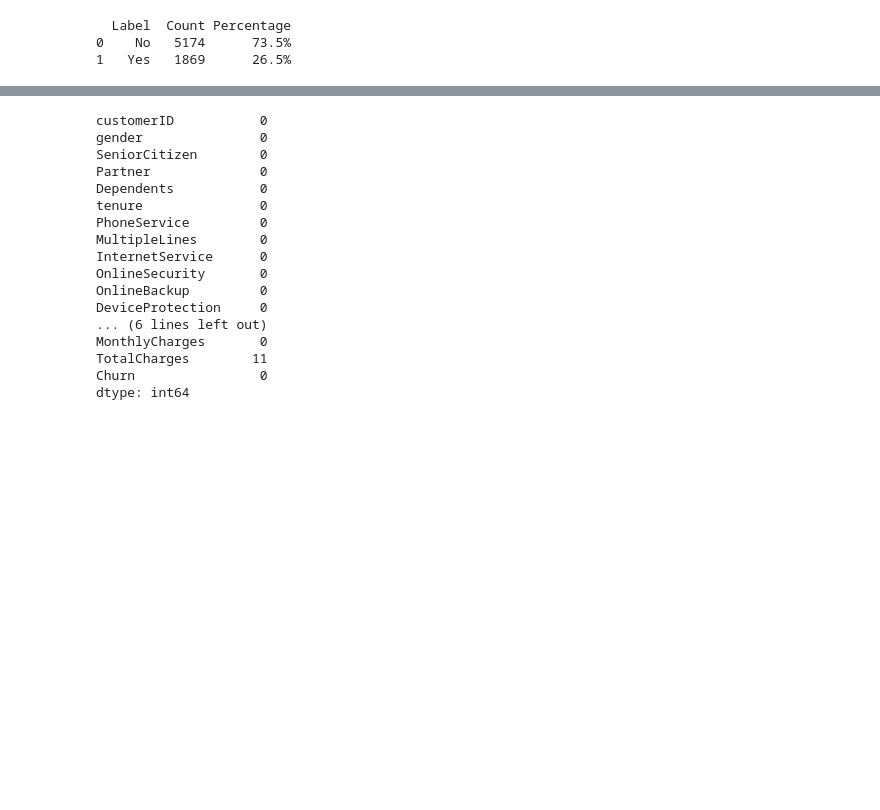
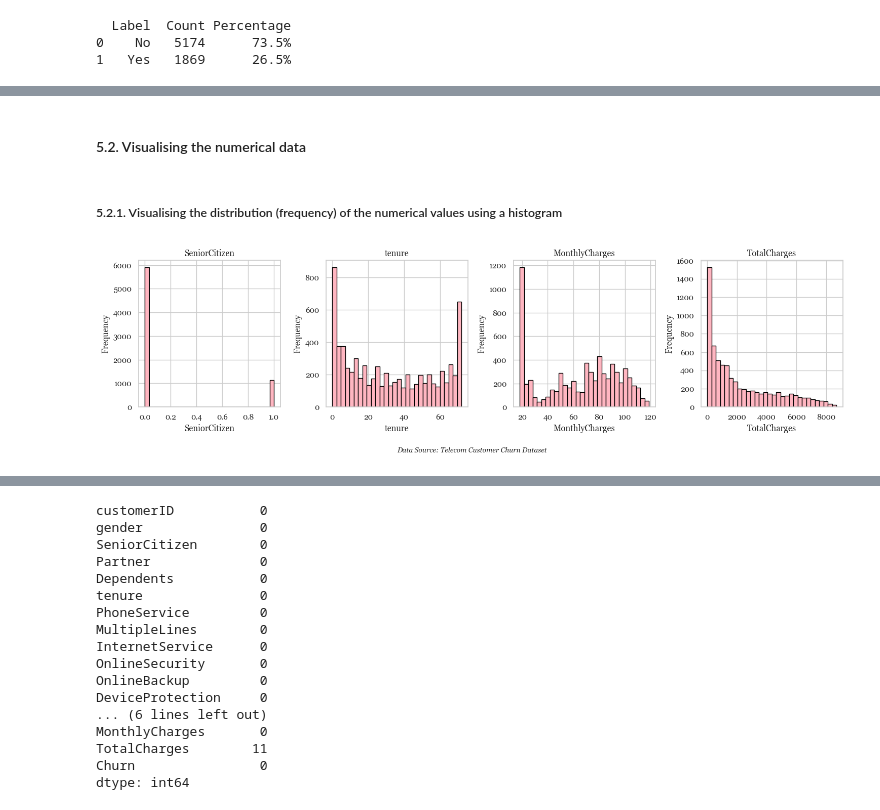
Before and after one commit to codedbyseosy/Exploratory-Data-Analysis-EDA-Project, a Jupyter notebook: Customer Churn Prediction/notebooks/01_eda.ipynb, the cells around one changed output, grey strips where cells are left out. Cells and saved outputs as stored; diff of their text form; code cells hidden in the pictures; blank space fills up the shorter version.

```diff
--- a/Customer Churn Prediction/notebooks/01_eda.ipynb
+++ b/Customer Churn Prediction/notebooks/01_eda.ipynb
@@ -402,8 +396,12 @@ The following steps will be carried out in this sub-section:
 # %%
 # Determine the unique values in each column
-for col in dataset.columns:
+categorical_cols = ['customerID', 'gender', 'Partner', 'Dependents', 'PhoneService', 'MultipleLines',
+                    'InternetService', 'OnlineSecurity', 'OnlineBackup', 'DeviceProtection',
+                    'TechSupport', 'StreamingTV', 'StreamingMovies', 'Contract', 'PaperlessBilling', 'PaymentMethod']
+
+for col in categorical_cols:
     print(f"Unique values in '{col}':")
-    print(dataset[col].unique())
+    print(dataset[col].value_counts())
     print('-' * 40)
 # %% [output]
 Unique values in 'customerID':
@@ -468,0 +511,10 @@ Notes: Justification for why the last column was selected as the dependent varia
+# %%
+numerical_cols = ['SeniorCitizen', 'tenure', 'MonthlyCharges', 'TotalCharges']
+
+for col in numerical_cols:
+    print(f"\nStats for {col}:")
+    print("Min:", dataset[col].min())
+    print("Max:", dataset[col].max())
+    print("Mean:", dataset[col].mean())
+    print("Median:", dataset[col].median())
+    print("Std:", dataset[col].std())
@@ -468,0 +580,26 @@ Notes: Justification for why the last column was selected as the dependent varia
+# %% [markdown]
+#### 5.2. Visualising the numerical data
+# %% [markdown]
+##### 5.2.1. Visualising the distribution (frequency) of the numerical values using a histogram
+# %%
+num_cols = ['SeniorCitizen', 'tenure', 'MonthlyCharges', 'TotalCharges']
+
+# Create the plot
+plt.figure(figsize=(15, 4))
+
+# Plot details, titles, labels
+for i, col in enumerate(num_cols):
+    plt.subplot(1, len(num_cols), i + 1)
+    plt.hist(dataset[col], bins=30, color='lightpink', edgecolor='black')
+    plt.title(f'{col}', font='Georgia')
+    plt.xlabel(col)
+    plt.ylabel('Frequency')
+
+plt.figtext(0.5, -0.05, "Data Source: Telecom Customer Churn Dataset",
+            ha="center", fontsize=10, style='italic')
+
+# Give it a clean finish
+plt.tight_layout()
+plt.show()
+# %% [output]
+[figure, added]
```
Also changed, not shown: parts of 80 cells of this notebook, 2 other files.
